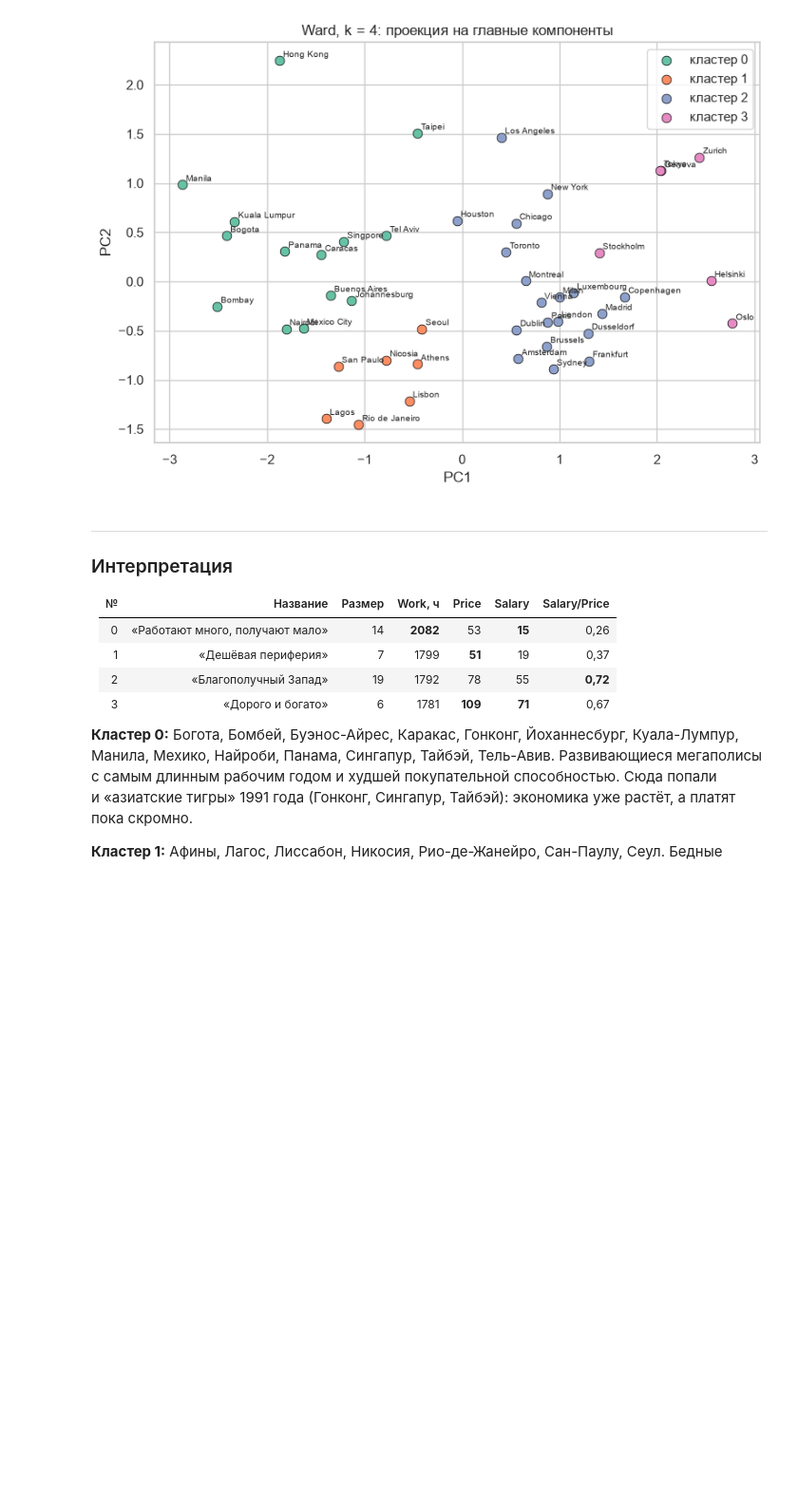
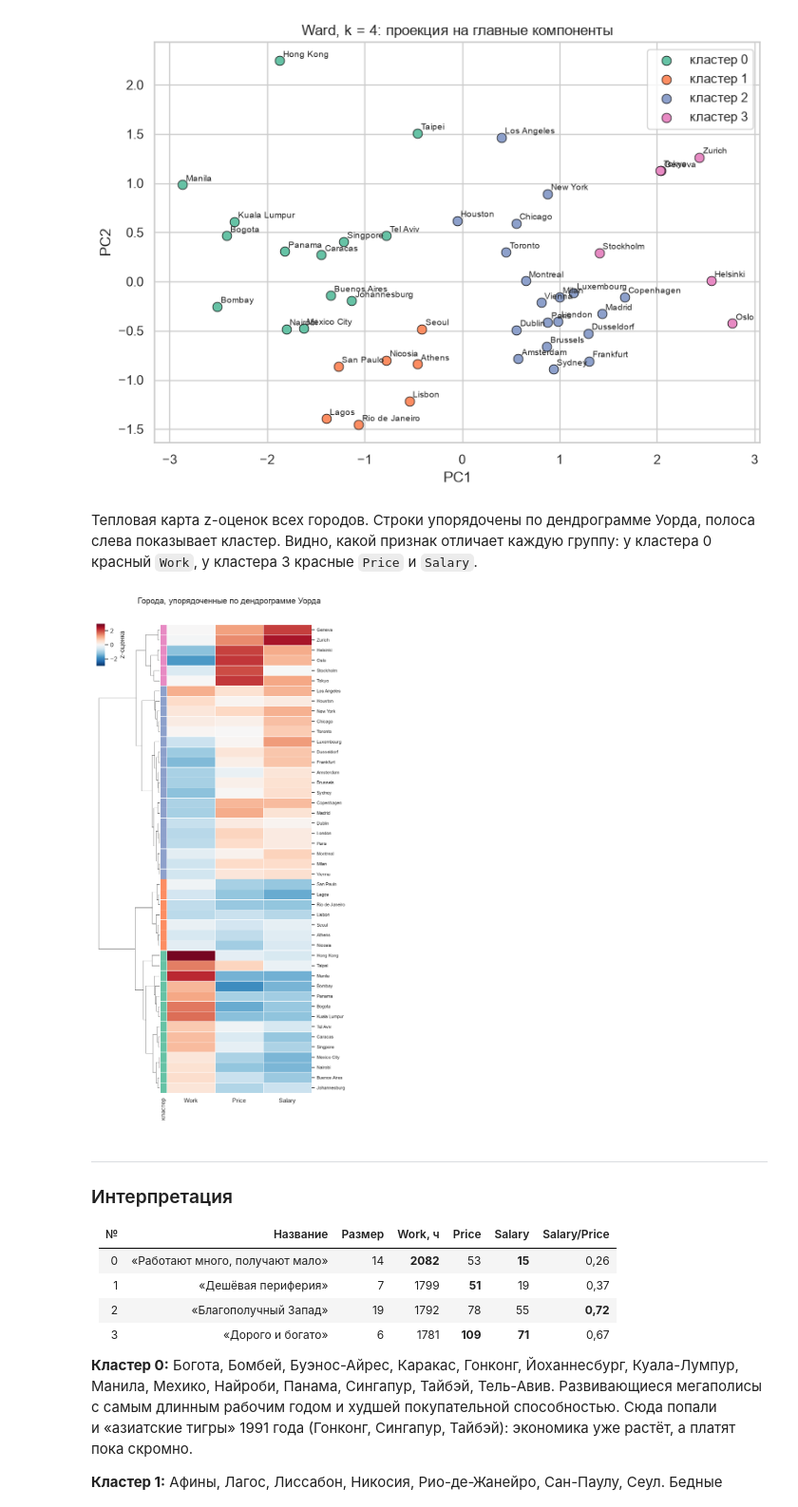
Before and after one commit to SikioN/data-analysis-python, a Jupyter notebook: Лаб1_Иерархическая_кластеризация.ipynb, the cells around one changed output. Shown at 95% size. Drawn from its saved outputs; the diff is of its cells as text; code cells hidden in the pictures; blank space fills up the shorter version.

```diff
--- a/Лаб1_Иерархическая_кластеризация.ipynb
+++ b/Лаб1_Иерархическая_кластеризация.ipynb
@@ -261,6 +261,20 @@ plot_clusters(df[["Work", "Salary"]].values, labels_hier, "Ward, k = 4: Work и
 plot_clusters(xy_pca, labels_hier, "Ward, k = 4: проекция на главные компоненты", "PC1", "PC2")
 # %% [output]
 [figure]
+# %% [markdown]
+Тепловая карта z-оценок всех городов. Строки упорядочены по дендрограмме Уорда, полоса слева показывает кластер. Видно, какой признак отличает каждую группу: у кластера 0 красный `Work`, у кластера 3 красные `Price` и `Salary`.
+# %%
+row_colors = pd.Series(labels_hier, index=names).map(dict(enumerate(sns.color_palette()))).rename("кластер")
+g = sns.clustermap(pd.DataFrame(X, index=names, columns=df.columns), row_linkage=Z, col_cluster=False,
+                   row_colors=row_colors, cmap="RdBu_r", center=0, vmin=-3, vmax=3, yticklabels=True,
+                   linewidths=0.5, linecolor="white", figsize=(7, 13), dendrogram_ratio=(0.3, 0.03),
+                   cbar_pos=(0.03, 0.88, 0.03, 0.08), cbar_kws={"label": "z-оценка"})
+g.ax_heatmap.tick_params(axis="y", labelsize=8)
+g.ax_heatmap.set(xlabel="", ylabel="")
+g.fig.suptitle("Города, упорядоченные по дендрограмме Уорда", y=1.01)
+plt.show()
+# %% [output]
+[figure, added]
 # %% [markdown]
 ---
 ### Интерпретация
```
